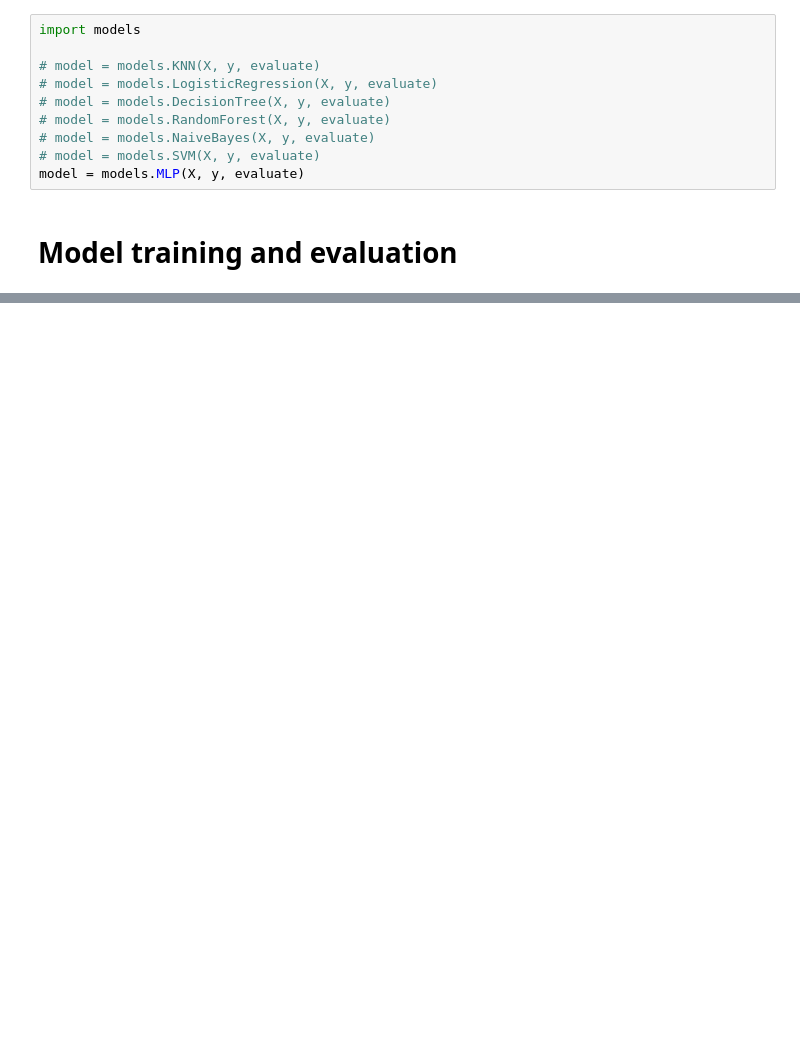
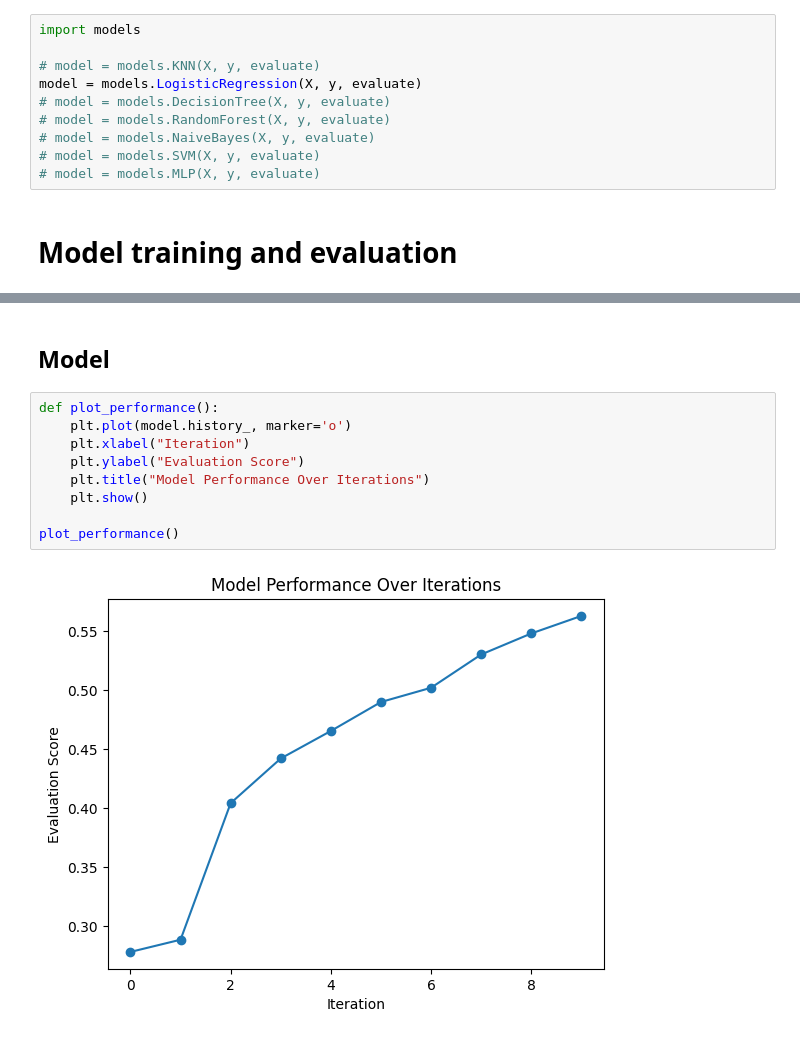
Before and after one commit to PatrykFlama/GameClassifier, a Jupyter notebook: notebooks/main.ipynb, the cells around one changed output, grey strips where cells are left out. Drawn from its saved outputs; the diff is of its cells as text; blank space fills up the shorter version.

```diff
--- a/notebooks/main.ipynb
+++ b/notebooks/main.ipynb
@@ -89,12 +89,12 @@ Resulting model will be class named `Model` with methods:
 import models
 
 # model = models.KNN(X, y, evaluate)
-# model = models.LogisticRegression(X, y, evaluate)
+model = models.LogisticRegression(X, y, evaluate)
 # model = models.DecisionTree(X, y, evaluate)
 # model = models.RandomForest(X, y, evaluate)
 # model = models.NaiveBayes(X, y, evaluate)
 # model = models.SVM(X, y, evaluate)
-model = models.MLP(X, y, evaluate)
+# model = models.MLP(X, y, evaluate)
 # %% [markdown]
 # Model training and evaluation
 # %%
@@ -104,0 +185,13 @@ print(model.evaluate())
+# %% [markdown]
+## Model
+# %%
+def plot_performance():
+    plt.plot(model.history_, marker='o')
+    plt.xlabel("Iteration")
+    plt.ylabel("Evaluation Score")
+    plt.title("Model Performance Over Iterations")
+    plt.show()
+
+plot_performance()
+# %% [output]
+[figure, added]
```
Also changed, not shown: parts of 12 cells of this notebook, 2 other files.
